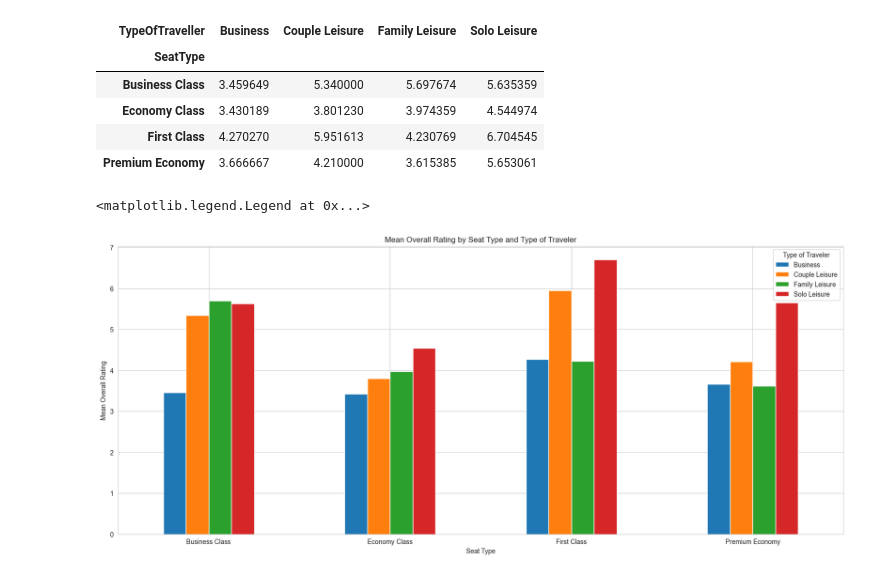
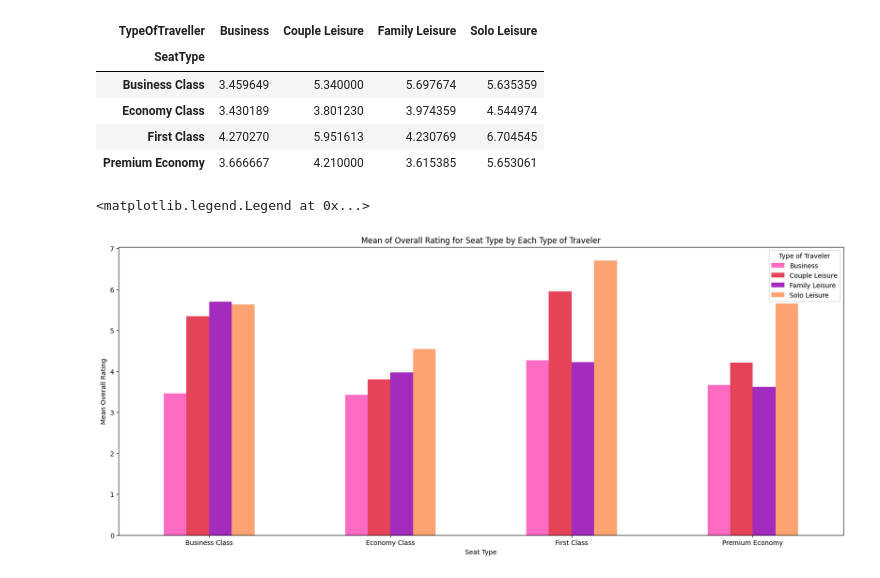
Before and after one commit to kienlqd1234/DataVisualization_Lab01, a Jupyter notebook: EDA.ipynb, the cells around one changed output. Saved outputs shown, nothing was run; the diff lists cells and outputs as text; code cells hidden in the pictures.

```diff
--- a/EDA.ipynb
+++ b/EDA.ipynb
@@ -86,6 +69,6 @@ ratingseat
 # %%
-test_df = df.pivot_table(index='SeatType', columns='TypeOfTraveller',values='OverallRating', aggfunc='mean', fill_value=0)
-test_df
+ratingseat_df = df.pivot_table(index='SeatType', columns='TypeOfTraveller',values='OverallRating', aggfunc='mean', fill_value=0)
+ratingseat_df
 # %% [output]
 | TypeOfTraveller | Business | Couple Leisure | Family Leisure | Solo Leisure |
 | SeatType |  |  |  |  |
@@ -94,12 +77,12 @@ test_df
 | First Class | 4.270270 | 5.951613 | 4.230769 | 6.704545 |
 | Premium Economy | 3.666667 | 4.210000 | 3.615385 | 5.653061 |
 # %%
-test_df.plot(kind='bar', figsize=(20, 8))
-plt.title('Mean Overall Rating by Seat Type and Type of Traveler')
+ratingseat_df.plot(kind='bar', figsize=(20, 8), color=['#fd6bc3', '#e44358', '#a22cbd', '#fca371'])
+plt.title('Mean of Overall Rating for Seat Type by Each Type of Traveler')
 plt.xlabel('Seat Type')
 plt.xticks(rotation=0)
 plt.ylabel('Mean Overall Rating')
 plt.legend(title='Type of Traveler', loc='upper right')
 # %% [output]
 <matplotlib.legend.Legend at 0x...>
-[figure, old version]
+[figure, new version]
```
Also changed, not shown: parts of 7 cells of this notebook.
